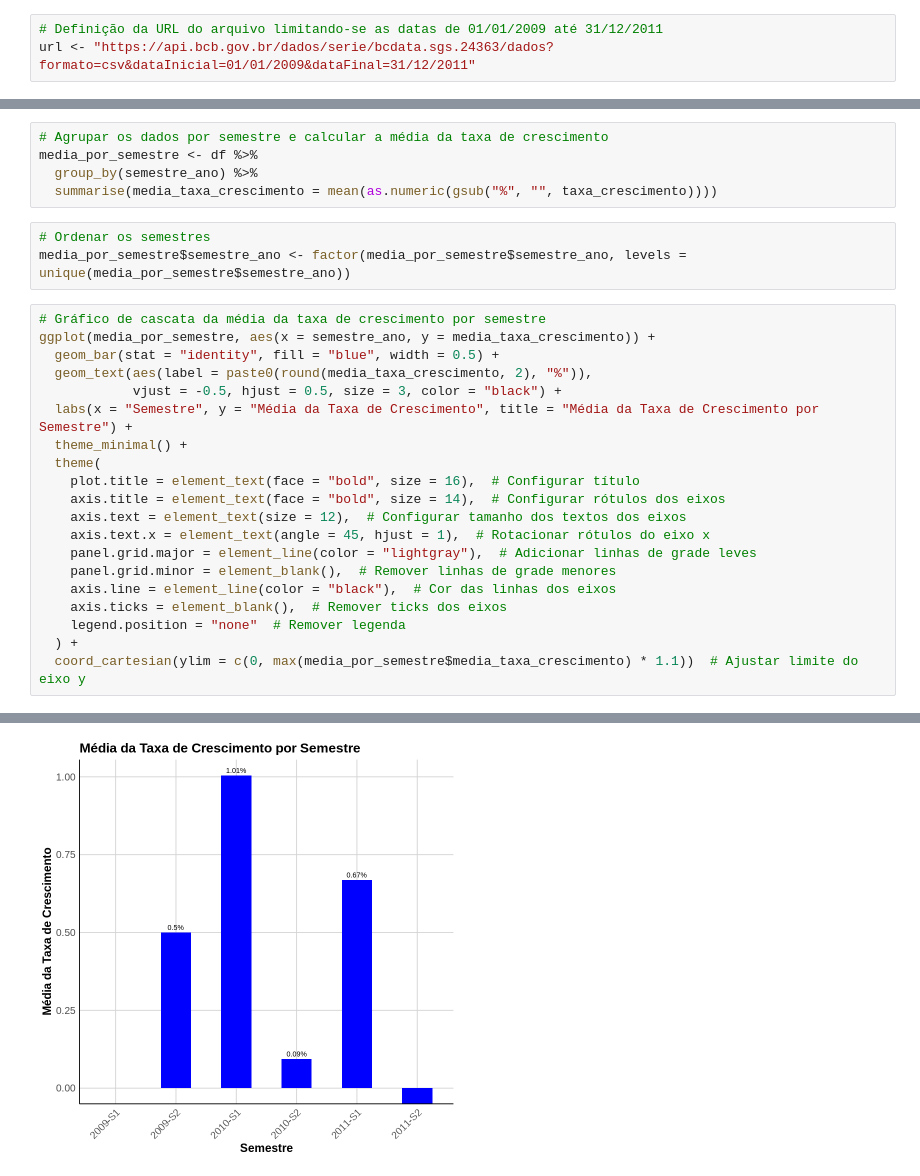
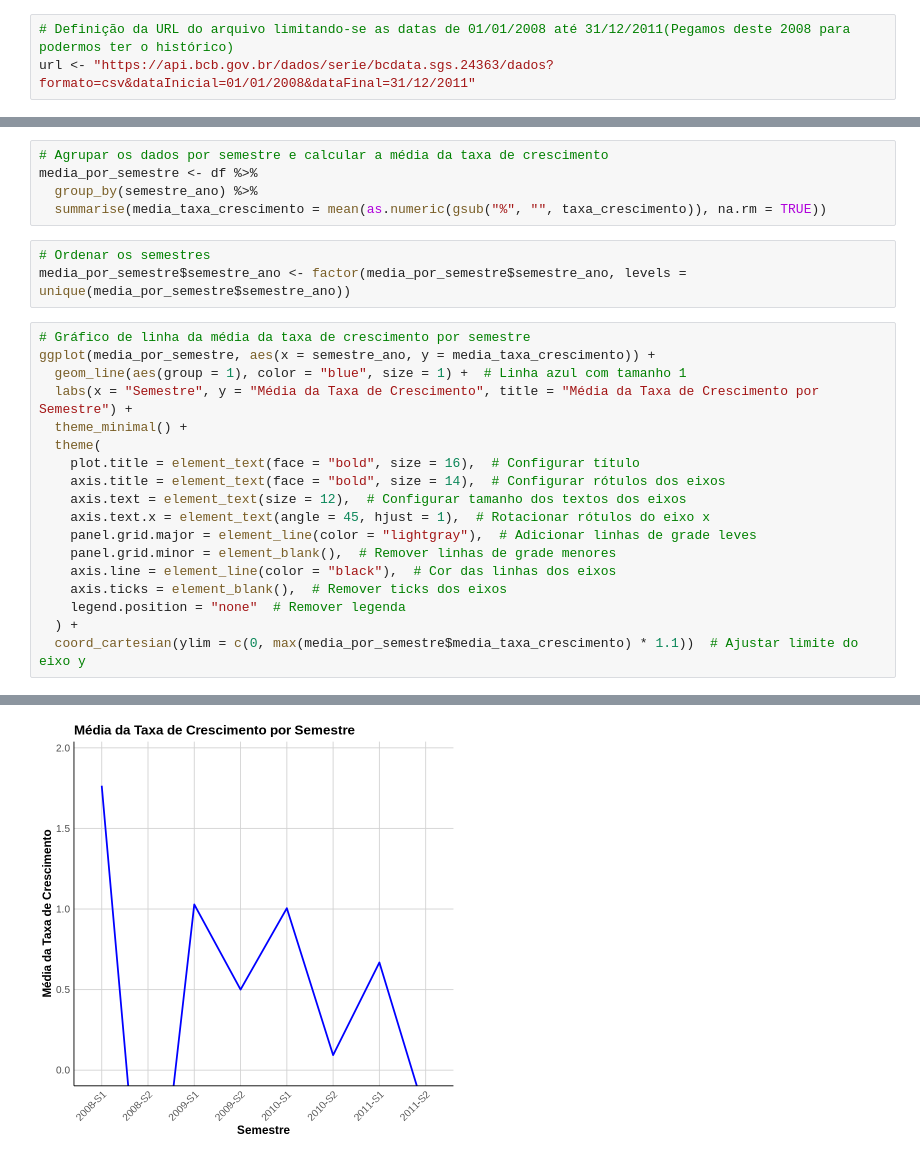
Before and after one commit to tecmateus/analise-ibc-br, a Jupyter notebook: Analise_do_índice_de_atividade_econômica_do_banco_central_2009_a_2011.ipynb, the cells around one changed output, grey strips where cells are left out. Drawn from its saved outputs; the diff is of its cells as text.

```diff
--- a/Analise_do_índice_de_atividade_econômica_do_banco_central_2009_a_2011.ipynb
+++ b/Analise_do_índice_de_atividade_econômica_do_banco_central_2009_a_2011.ipynb
@@ -67,6 +59,6 @@ Registered S3 method overwritten by 'quantmod':
 # %%
-# Definição da URL do arquivo limitando-se as datas de 01/01/2009 até 31/12/2011
-url <- "https://api.bcb.gov.br/dados/serie/bcdata.sgs.24363/dados?formato=csv&dataInicial=01/01/2009&dataFinal=31/12/2011"
+# Definição da URL do arquivo limitando-se as datas de 01/01/2008 até 31/12/2011(Pegamos deste 2008 para podermos ter o histórico)
+url <- "https://api.bcb.gov.br/dados/serie/bcdata.sgs.24363/dados?formato=csv&dataInicial=01/01/2008&dataFinal=31/12/2011"
 # %%
 # Importação do arquivo CSV como data frame
 df <- read.csv(url, sep = ";", dec = ".", header = TRUE, stringsAsFactors = FALSE)
@@ -535,16 +535,14 @@ ggplot(media_por_semestre, aes(x = semestre_ano, y = media_valor)) +
 # Agrupar os dados por semestre e calcular a média da taxa de crescimento
 media_por_semestre <- df %>%
   group_by(semestre_ano) %>%
-  summarise(media_taxa_crescimento = mean(as.numeric(gsub("%", "", taxa_crescimento))))
+  summarise(media_taxa_crescimento = mean(as.numeric(gsub("%", "", taxa_crescimento)), na.rm = TRUE))
 # %%
 # Ordenar os semestres
 media_por_semestre$semestre_ano <- factor(media_por_semestre$semestre_ano, levels = unique(media_por_semestre$semestre_ano))
 # %%
-# Gráfico de cascata da média da taxa de crescimento por semestre
+# Gráfico de linha da média da taxa de crescimento por semestre
 ggplot(media_por_semestre, aes(x = semestre_ano, y = media_taxa_crescimento)) +
-  geom_bar(stat = "identity", fill = "blue", width = 0.5) +
-  geom_text(aes(label = paste0(round(media_taxa_crescimento, 2), "%")),
-            vjust = -0.5, hjust = 0.5, size = 3, color = "black") +
+  geom_line(aes(group = 1), color = "blue", size = 1) +  # Linha azul com tamanho 1
   labs(x = "Semestre", y = "Média da Taxa de Crescimento", title = "Média da Taxa de Crescimento por Semestre") +
   theme_minimal() +
   theme(
@@ -567 +561 @@ Warning message:
-[figure, old version]
+[figure, new version]
```
Also changed, not shown: parts of 28 cells of this notebook.
